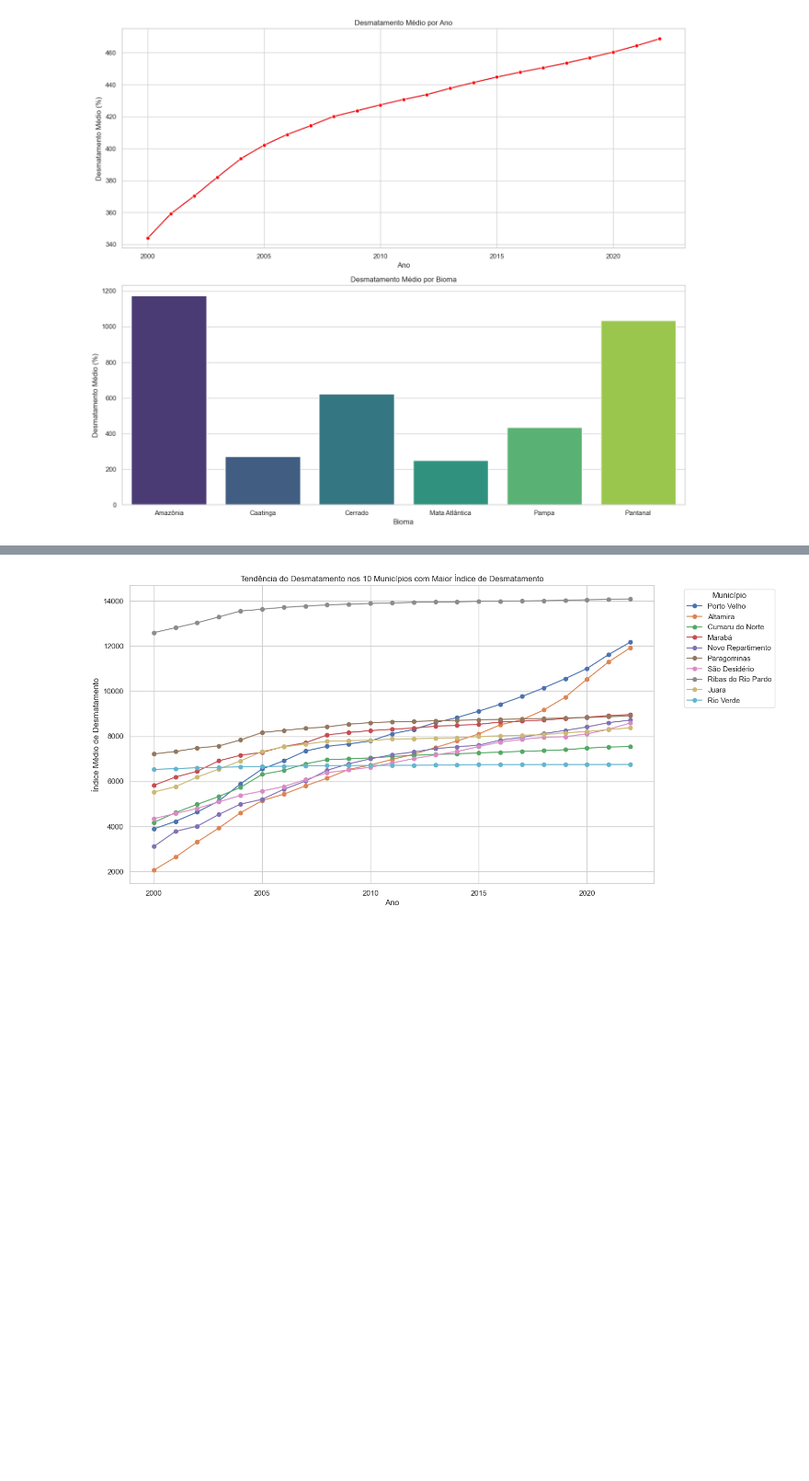
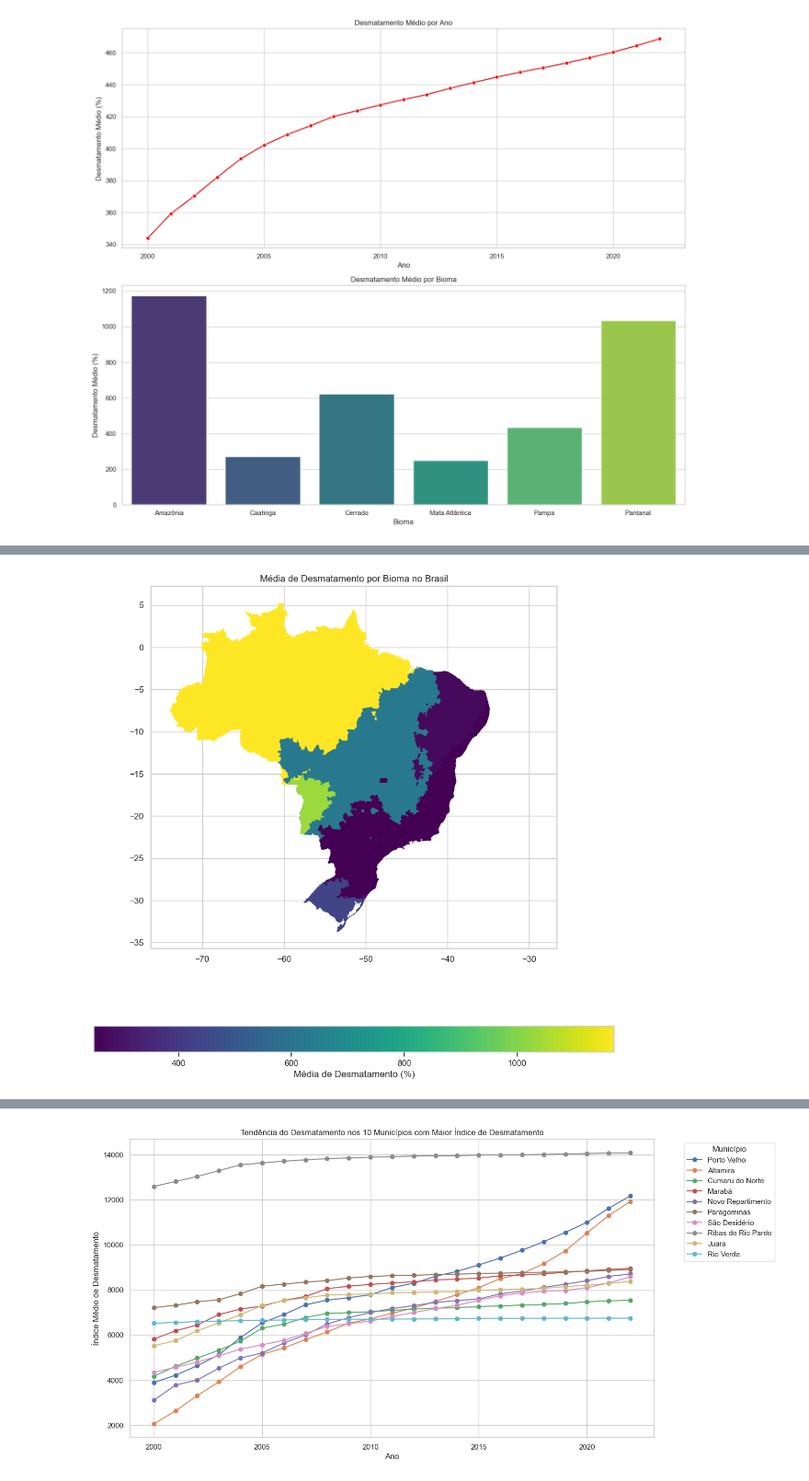
Before and after one commit to aldemaas/dados_desmatamento, a Jupyter notebook: relatorio.ipynb, the cells around one changed output, grey strips where cells are left out. Shown at 92% size. Saved outputs shown, nothing was run; the diff lists cells and outputs as text; code cells hidden in the pictures; blank space fills up the shorter version.

```diff
--- a/relatorio.ipynb
+++ b/relatorio.ipynb
@@ -125,14 +124,16 @@ plt.show()
 # %%
 # Agrupar por bioma e calcular a média de desmatamento
 desmatamento_bioma = combined_data.dissolve(by='bioma', aggfunc={'desmatado':'mean'})
 
 # Plotar o mapa
 fig, ax = plt.subplots(1, 1, figsize=(12, 12))
-desmatamento_bioma.plot(column='desmatado', ax=ax, legend=True,
+desmatamento_bioma.plot(column='desmatado', ax=ax, linewidth=0, cmap= 'viridis', edgecolor='face', legend=True,
                         legend_kwds={'label': "Média de Desmatamento (%)",
                                      'orientation': "horizontal"})
 plt.title('Média de Desmatamento por Bioma no Brasil')
 plt.show()
+# %% [output]
+[figure, added]
 # %%
 # Agrupando e calculando a média do desmatamento
 municipios_desmatamento = desmatamento.groupby('id_municipio')['desmatado'].mean()
```
Also changed, not shown: parts of 2 cells of this notebook.
